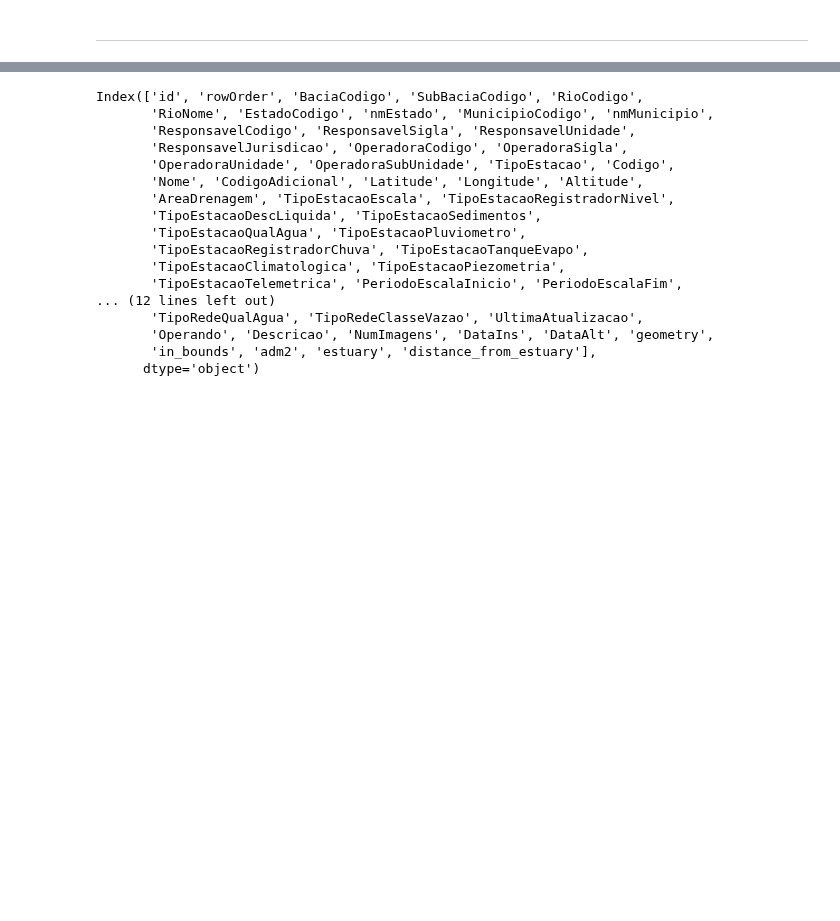
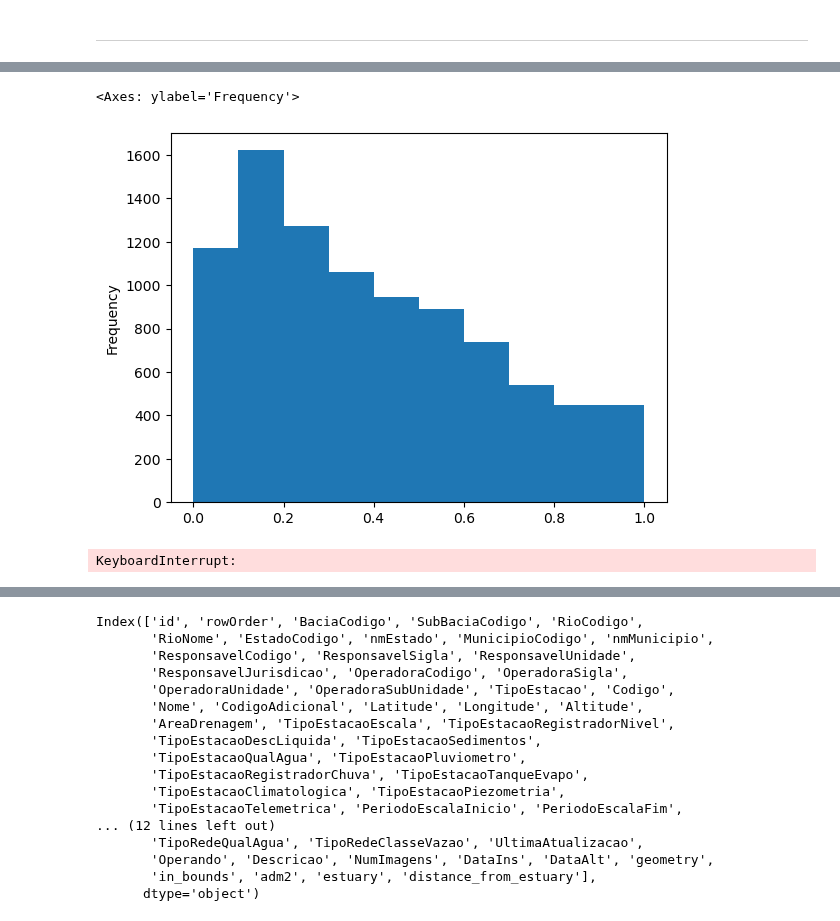
Before and after one commit to felixschulz385/Masterthesis, a Jupyter notebook: code/experiments/hydrology_stations.ipynb, the cells around one changed output, grey strips where cells are left out. Saved outputs shown, nothing was run; the diff lists cells and outputs as text; code cells hidden in the pictures; blank space fills up the shorter version.

Commit message:
Finalized station matching and wrote first analysis file; Added cloud cover functionality

```diff
--- a/code/experiments/hydrology_stations.ipynb
+++ b/code/experiments/hydrology_stations.ipynb
@@ -471,0 +282,5 @@ stations_rivers
+# %%
+(out_df.forest / out_df.total).plot(kind="hist")
+# %% [output]
+<Axes: ylabel='Frequency'>
+[figure, added]
@@ -471,0 +310,22 @@ stations_rivers
+# %%
+#for i in range(len(c_node_ids)):
+c_node_ids_chunk = c_node_ids[i]
+
+## prepare query from large df
+# get unique ids of nodes in chunk
+t_node_ids = np.unique(flatten(c_node_ids_chunk.values()))
+# get polygons ids of nodes
+t_nodes_polygons = {k: node_polygon_lookup.get(k, [None, None]) for k in t_node_ids}
+# get all values that are not [None, None]
+t_nodes_polygons_query = list(chain(*[v for k, v in t_nodes_polygons.items() if v != [None, None]]))
+# prepare filter df
+t_indices_df = pd.DataFrame(t_nodes_polygons_query, columns=['grid_id', 'index'], dtype=int)
+
+## query the large df
+# merge to filter
+t_filtered_land_cover = land_cover.reset_index().merge(t_indices_df, on=['grid_id', 'index'], how='inner')
+#t_filtered_land_cover = t_filtered_land_cover[t_filtered_land_cover.year.isin(x.index.get_level_values(1).year)]
+# aggregate
+t_deforestation = t_filtered_land_cover.groupby(["grid_id", "index", "year"])[["deforestation", "total"]].sum().compute()
+# %% [output]
+KeyboardInterrupt:
```
Also changed, not shown: parts of 81 cells of this notebook, 11 other files.
